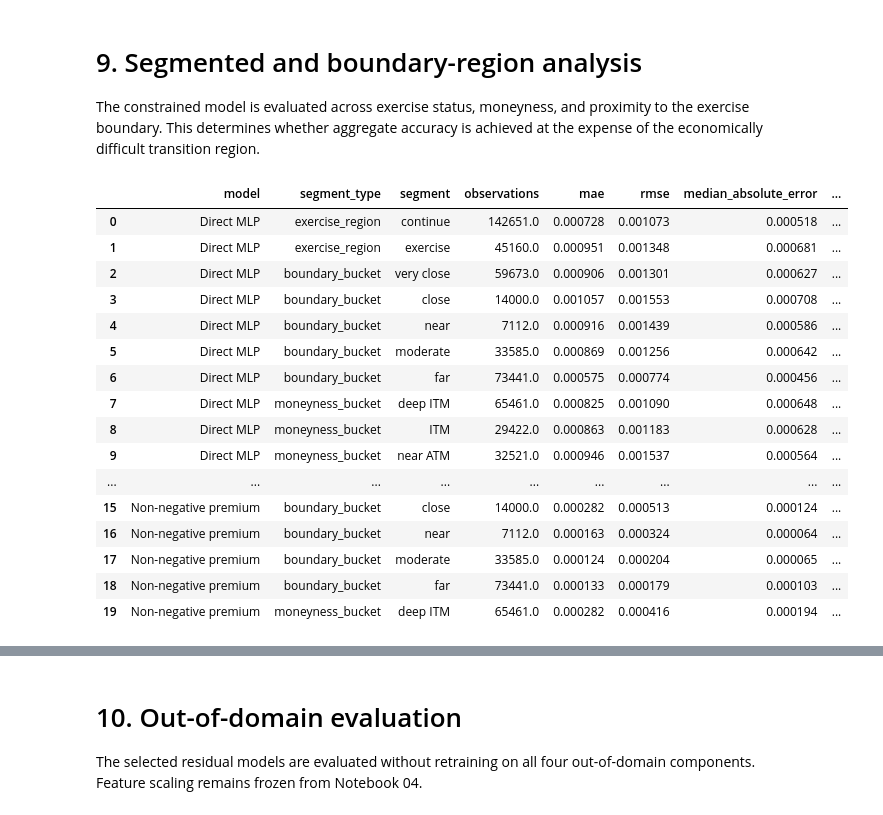
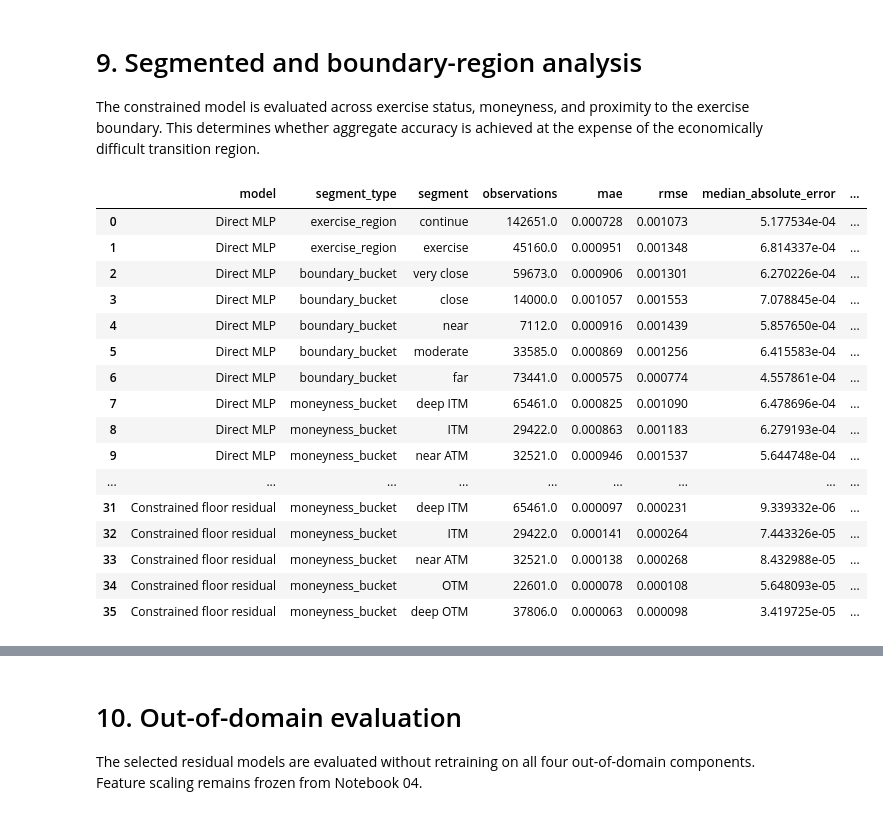
Before and after one commit to Kamend1/deep_learning_american_option_pricing, a Jupyter notebook: notebooks/05_early_exercise_premium_model.ipynb, the cells around one changed output, grey strips where cells are left out. Cells and saved outputs as stored; diff of their text form; code cells hidden in the pictures.

```diff
--- a/notebooks/05_early_exercise_premium_model.ipynb
+++ b/notebooks/05_early_exercise_premium_model.ipynb
@@ -796,47 +1196,47 @@ test_frame["boundary_bucket"] = pd.cut(
     test_frame["boundary_distance_normalized"],
     bins=[-np.inf, 0.001, 0.005, 0.01, 0.05, np.inf],
     labels=["very close", "close", "near", "moderate", "far"],
 )
 test_frame["moneyness_bucket"] = pd.cut(
     test_frame["moneyness"],
     bins=[0.0, 0.75, 0.90, 1.10, 1.25, np.inf],
     labels=["deep ITM", "ITM", "near ATM", "OTM", "deep OTM"],
 )
 
 segmented_rows = []
 for model_name, column in {
     "Direct MLP": "direct_mlp",
     "Non-negative premium": "nonnegative_premium",
     "Constrained floor residual": best_floor_candidate,
 }.items():
     for segment_name in ("exercise_region", "boundary_bucket", "moneyness_bucket"):
         for segment, group in test_frame.groupby(segment_name, observed=True):
             segmented_rows.append({
                 "model": model_name,
                 "segment_type": segment_name,
                 "segment": str(segment),
                 **regression_metrics(
                     group["normalized_american_price"], group[column]
                 ),
             })
 
 segmented_results = pd.DataFrame(segmented_rows)
-segmented_results.head(20)
+display(segmented_results)
 # %% [output]
 |  | model | segment_type | segment | observations | mae | rmse | median_absolute_error | ... |
-| 0 | Direct MLP | exercise_region | continue | 142651.0 | 0.000728 | 0.001073 | 0.000518 | ... |
-| 1 | Direct MLP | exercise_region | exercise | 45160.0 | 0.000951 | 0.001348 | 0.000681 | ... |
-| 2 | Direct MLP | boundary_bucket | very close | 59673.0 | 0.000906 | 0.001301 | 0.000627 | ... |
-| 3 | Direct MLP | boundary_bucket | close | 14000.0 | 0.001057 | 0.001553 | 0.000708 | ... |
-| 4 | Direct MLP | boundary_bucket | near | 7112.0 | 0.000916 | 0.001439 | 0.000586 | ... |
-| 5 | Direct MLP | boundary_bucket | moderate | 33585.0 | 0.000869 | 0.001256 | 0.000642 | ... |
-| 6 | Direct MLP | boundary_bucket | far | 73441.0 | 0.000575 | 0.000774 | 0.000456 | ... |
-| 7 | Direct MLP | moneyness_bucket | deep ITM | 65461.0 | 0.000825 | 0.001090 | 0.000648 | ... |
-| 8 | Direct MLP | moneyness_bucket | ITM | 29422.0 | 0.000863 | 0.001183 | 0.000628 | ... |
-| 9 | Direct MLP | moneyness_bucket | near ATM | 32521.0 | 0.000946 | 0.001537 | 0.000564 | ... |
+| 0 | Direct MLP | exercise_region | continue | 142651.0 | 0.000728 | 0.001073 | 5.177534e-04 | ... |
+| 1 | Direct MLP | exercise_region | exercise | 45160.0 | 0.000951 | 0.001348 | 6.814337e-04 | ... |
+| 2 | Direct MLP | boundary_bucket | very close | 59673.0 | 0.000906 | 0.001301 | 6.270226e-04 | ... |
+| 3 | Direct MLP | boundary_bucket | close | 14000.0 | 0.001057 | 0.001553 | 7.078845e-04 | ... |
+| 4 | Direct MLP | boundary_bucket | near | 7112.0 | 0.000916 | 0.001439 | 5.857650e-04 | ... |
+| 5 | Direct MLP | boundary_bucket | moderate | 33585.0 | 0.000869 | 0.001256 | 6.415583e-04 | ... |
+| 6 | Direct MLP | boundary_bucket | far | 73441.0 | 0.000575 | 0.000774 | 4.557861e-04 | ... |
+| 7 | Direct MLP | moneyness_bucket | deep ITM | 65461.0 | 0.000825 | 0.001090 | 6.478696e-04 | ... |
+| 8 | Direct MLP | moneyness_bucket | ITM | 29422.0 | 0.000863 | 0.001183 | 6.279193e-04 | ... |
+| 9 | Direct MLP | moneyness_bucket | near ATM | 32521.0 | 0.000946 | 0.001537 | 5.644748e-04 | ... |
 | ... | ... | ... | ... | ... | ... | ... | ... | ... |
-| 15 | Non-negative premium | boundary_bucket | close | 14000.0 | 0.000282 | 0.000513 | 0.000124 | ... |
-| 16 | Non-negative premium | boundary_bucket | near | 7112.0 | 0.000163 | 0.000324 | 0.000064 | ... |
-| 17 | Non-negative premium | boundary_bucket | moderate | 33585.0 | 0.000124 | 0.000204 | 0.000065 | ... |
-| 18 | Non-negative premium | boundary_bucket | far | 73441.0 | 0.000133 | 0.000179 | 0.000103 | ... |
-| 19 | Non-negative premium | moneyness_bucket | deep ITM | 65461.0 | 0.000282 | 0.000416 | 0.000194 | ... |
+| 31 | Constrained floor residual | moneyness_bucket | deep ITM | 65461.0 | 0.000097 | 0.000231 | 9.339332e-06 | ... |
+| 32 | Constrained floor residual | moneyness_bucket | ITM | 29422.0 | 0.000141 | 0.000264 | 7.443326e-05 | ... |
+| 33 | Constrained floor residual | moneyness_bucket | near ATM | 32521.0 | 0.000138 | 0.000268 | 8.432988e-05 | ... |
+| 34 | Constrained floor residual | moneyness_bucket | OTM | 22601.0 | 0.000078 | 0.000108 | 5.648093e-05 | ... |
+| 35 | Constrained floor residual | moneyness_bucket | deep OTM | 37806.0 | 0.000063 | 0.000098 | 3.419725e-05 | ... |
```
Also changed, not shown: parts of 19 cells of this notebook, 2 other files.
